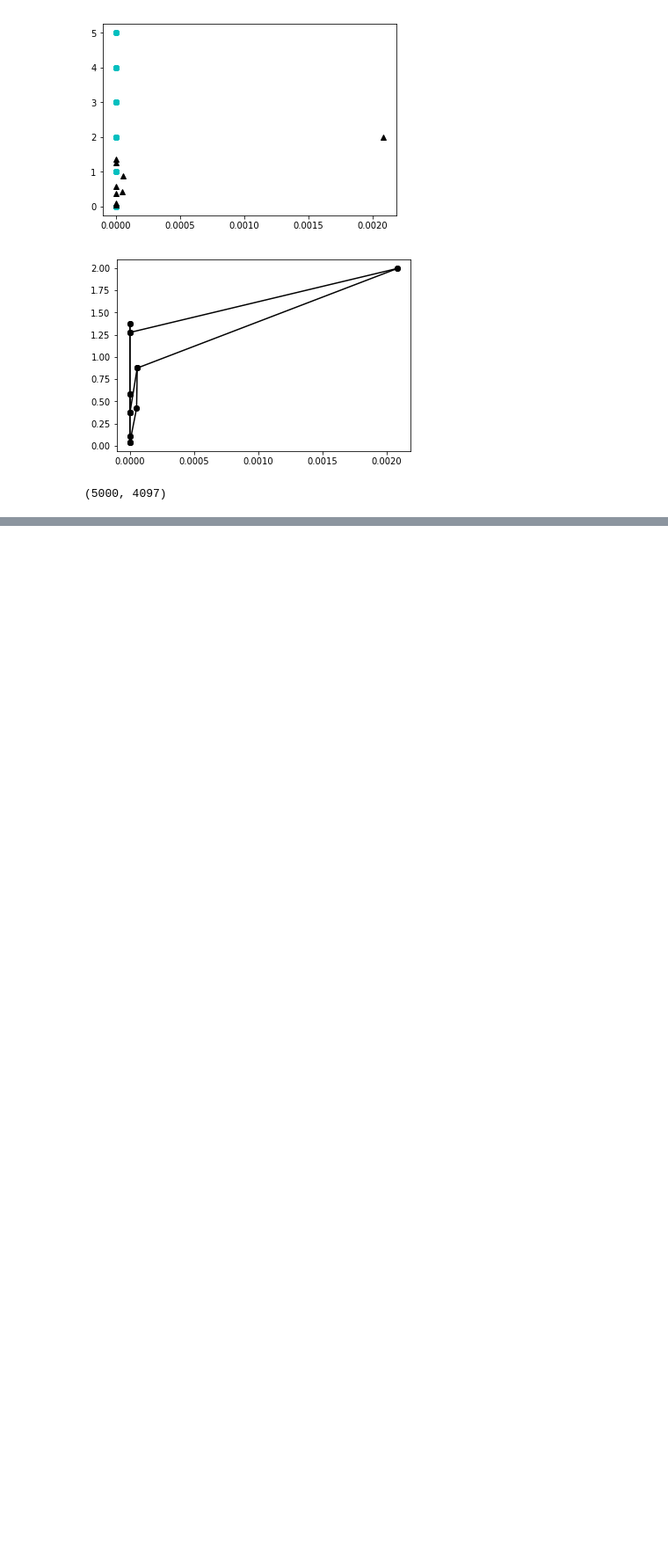
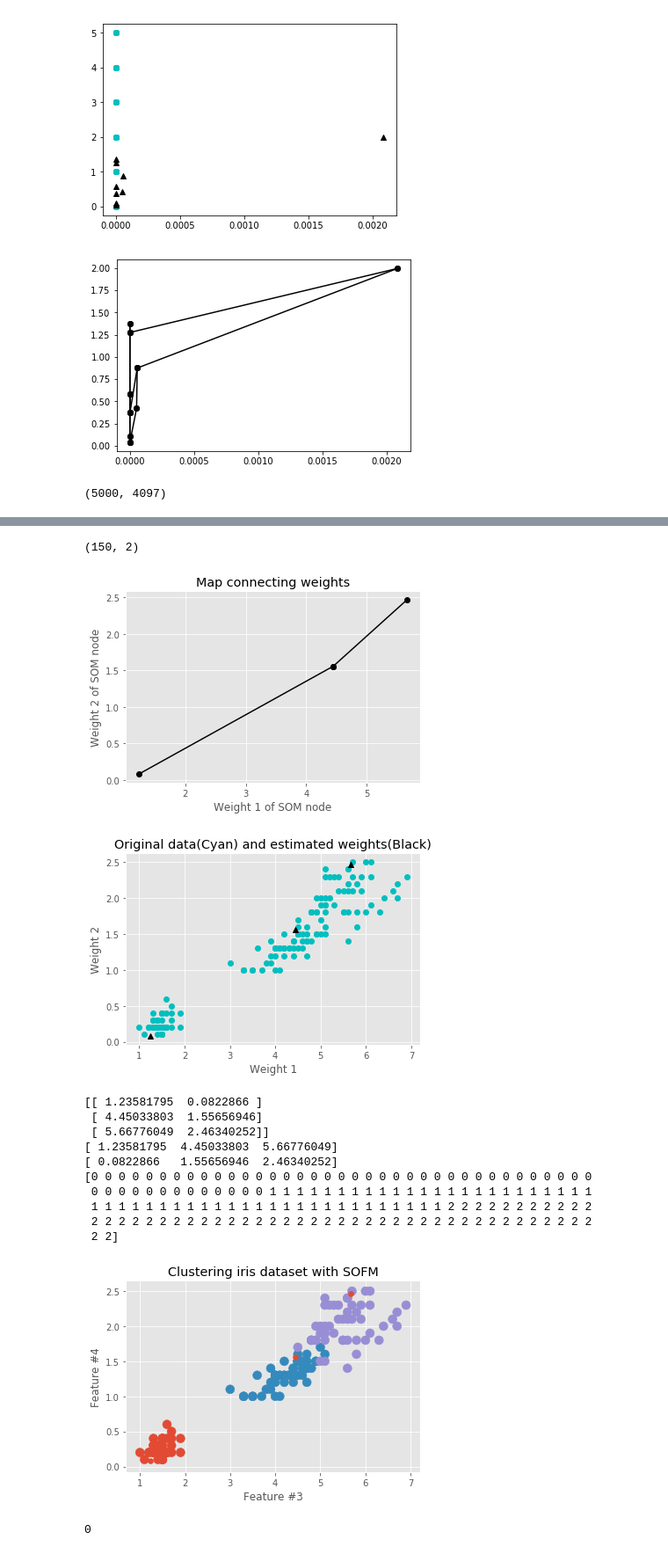
Before and after one commit to xianjiuqi/Cogs_118B_Manifold_learning, a Jupyter notebook: SOM/SOM.ipynb, the cells around one changed output, grey strips where cells are left out. Shown at 88% size. Drawn from its saved outputs; the diff is of its cells as text; code cells hidden in the pictures; blank space fills up the shorter version.

Commit message:
example with clusters added

```diff
--- a/SOM/SOM.ipynb
+++ b/SOM/SOM.ipynb
@@ -388,0 +453,62 @@ test_som.show_grid();
+# %%
+import numpy as np
+from sklearn import datasets
+import matplotlib.pyplot as plt
+
+
+plt.style.use('ggplot')
+
+
+
+if __name__ == '__main__':
+    ggplot_colors = plt.rcParams['axes.prop_cycle']
+    colors = np.array([c['color'] for c in ggplot_colors])
+
+    dataset = datasets.load_iris()
+
+
+    # use only two features in order
+    # to make visualization simpler
+    data = dataset.data[:, [2, 3]]
+    mask = np.array([True, True, False, False])
+    index = np.array([0, 1])
+    data = data[:, index]
+    #print(type(data))
+    print(data.shape)
+    target = dataset.target
+
+    sofm = SOM(data, 2, 3, 1);
+    sofm.learn(data, 1000, );
+    sofm.show_grid();
+    sofm.plot();
+
+    plt.title('Clustering iris dataset with SOFM')
+    plt.xlabel('Feature #3')
+    plt.ylabel('Feature #4')
+    #print(sofm.get_weights())
+    print(np.array(sofm.get_weights()))
+    print(np.array(sofm.get_weights())[:,0])
+    print(np.array(sofm.get_weights())[:,1])
+    print(target)
+    plt.scatter(*data.T, c=colors[target], s=100, alpha=1)
+    cluster_centers = plt.scatter(np.array(sofm.get_weights())[:,0], np.array(sofm.get_weights())[:,1])
+
+    #plt.legend([cluster_centers], ['Cluster center'], loc='upper left')
+    plt.show()
+    print(sofm.predict([ 5.78959616,  2.01448819]))
+# %% [output]
+(150, 2)
+[figure, added]
+[figure, added]
+[[ 1.23581795  0.0822866 ]
+ [ 4.45033803  1.55656946]
+ [ 5.66776049  2.46340252]]
+[ 1.23581795  4.45033803  5.66776049]
+[ 0.0822866   1.55656946  2.46340252]
+[0 0 0 0 0 0 0 0 0 0 0 0 0 0 0 0 0 0 0 0 0 0 0 0 0 0 0 0 0 0 0 0 0 0 0 0 0
+ 0 0 0 0 0 0 0 0 0 0 0 0 0 1 1 1 1 1 1 1 1 1 1 1 1 1 1 1 1 1 1 1 1 1 1 1 1
+ 1 1 1 1 1 1 1 1 1 1 1 1 1 1 1 1 1 1 1 1 1 1 1 1 1 1 2 2 2 2 2 2 2 2 2 2 2
+ 2 2 2 2 2 2 2 2 2 2 2 2 2 2 2 2 2 2 2 2 2 2 2 2 2 2 2 2 2 2 2 2 2 2 2 2 2
+ 2 2]
+[figure, added]
+0
```
Also changed, not shown: parts of 9 cells of this notebook.
